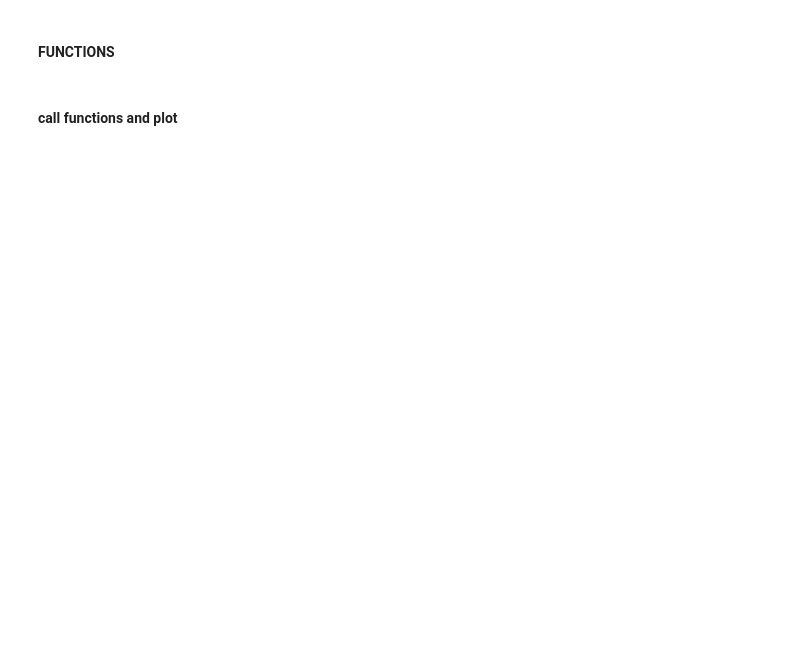
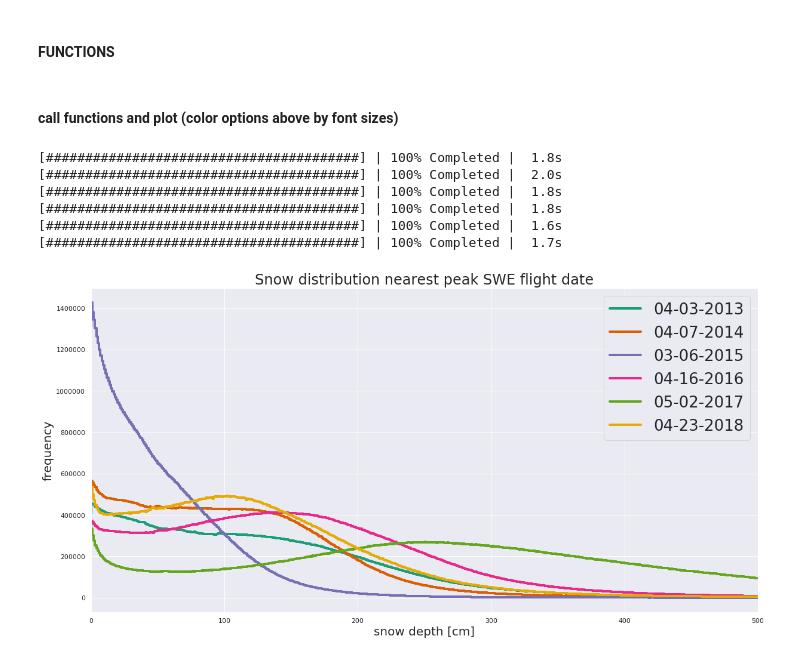
Before and after one commit to meganmason/jlabs, a Jupyter notebook: xarray/histogram.ipynb, the cells around one changed output. Cells and saved outputs as stored; diff of their text form; code cells hidden in the pictures; blank space fills up the shorter version.

Commit message:
spiffy quick histograms, next step would be def main():

```diff
--- a/xarray/histogram.ipynb
+++ b/xarray/histogram.ipynb
@@ -4,6 +4,7 @@
 import numpy as np
 import pandas as pd
 import matplotlib.pyplot as plt
+from matplotlib import cm
 import glob
 import os
 import time
@@ -14,6 +15,7 @@ from dask.diagnostics import ProgressBar
 from dask.distributed import Client, LocalCluster
 
 import seaborn as sns
+sns.set()
 # %% [markdown]
 #### Import compiled_SUPERsnow.nc
 # %%
@@ -53,12 +97,12 @@ fs_legend = 20
 # %% [markdown]
 #### FUNCTIONS
 # %%
-# FUNCTION - standardize lidar by mean
-def standard(x):
-    a = np.where(x>0) #, x, np.nan)
-    return x/np.nanmean(a)
+# # FUNCTION - standardize lidar by mean
+# def standard(x):
+#     a = np.where(x>0) #, x, np.nan)
+#     return x/np.nanmean(a)
 
-s = xr.apply_ufunc(standard, ds.snow, dask='parallelized', output_dtypes=[np.float32])
+# s = xr.apply_ufunc(standard, ds.snow, dask='parallelized', output_dtypes=[np.float32])
 # %%
 # for i in range(s.time.size):
 
@@ -78,39 +122,52 @@ def histogram(x):
     return h, bx[:-1]
 # %%
 # FUNCTION - plot histogram
-def step_hist_plt(hist, bin_x, date_iter, axis, alpha=0.4, lw=2, shaded=True):
+def step_hist_plt(hist, bin_x, date_iter, axis, line_color, alpha=0.4, lw=2, shaded=True):
+
 
     if shaded is True:
-        a.step(bx,h, lw=lw, label = d_str[i])
+        a.step(bx,h, lw=lw, c=line_color[i], label = d_str[i])
         a.fill_between(bx,h, step="pre", alpha=alpha)
 
     if shaded is False:
-        a.step(bx,h, lw=lw, label = d_str[i])
+        a.step(bx,h, lw=lw, c=line_color[i], label = d_str[i])
 # %% [markdown]
-#### call functions and plot
+#### call functions and plot (color options above by font sizes)
 # %%
-# binx = np.arange(0,2500,1) #(start, stop, step by [cm])
-binx = np.arange(0,250,0.01)
+binx = np.arange(0,2500,1) #(start, stop, step by [cm])
+# binx = np.arange(0,250,0.01)
 
 f=plt.figure(num=0, figsize=(20,10))
 a=plt.gca()
 
-with ProgressBar(): #ATTEMPTING TO RESCALE
+
+# with ProgressBar(): #ATTEMPTING TO RESCALE
+#     for i in range(ds.time.size):
+#         s = xr.apply_ufunc(standard, ds.snow, dask='parallelized', output_dtypes=[np.float32])
+# #         mm_s = xr.apply_ufunc(minus_mean, ds.snow, dask='parallelized', output_dtypes=[np.float32])
+#         h, bx = xr.apply_ufunc(histogram, s[i].values/10, dask='parallelized', output_dtypes=[np.float32])
+#         step_hist_plt(h, bx, i, a, alpha=0.2, lw=1)
+
+with ProgressBar(): #SAVED FIGS FROM HERE
     for i in range(ds.time.size):
-        s = xr.apply_ufunc(standard, ds.snow, dask='parallelized', output_dtypes=[np.float32])
-#         mm_s = xr.apply_ufunc(minus_mean, ds.snow, dask='parallelized', output_dtypes=[np.float32])
-        h, bx = xr.apply_ufunc(histogram, s[i].values/10, dask='parallelized', output_dtypes=[np.float32])
-        step_hist_plt(h, bx, i, a, alpha=0.2, lw=1)
-
-# with ProgressBar(): #SAVED FIGS FROM HERE
-#     for i in range(ds.time.size):
-#         h, bx = xr.apply_ufunc(histogram, ds.snow[i].values/10, dask='parallelized', output_dtypes=[np.float32])
-#         step_hist_plt(h, bx, i, a, alpha=0.2, lw=5, shaded=False)
+        h, bx = xr.apply_ufunc(histogram, ds.snow[i].values/10, dask='parallelized', output_dtypes=[np.float32])
+        c_pal = color_palette('q')
+        step_hist_plt(h, bx, i, a, c_pal, alpha=0.2, lw=4, shaded=False)
 
     a.set_title('Snow distribution nearest peak SWE flight date', fontsize=fs_titles)
-    a.set_xlim(0,2.5)
-    a.set_xlabel('snow depth rescaled by mean',fontsize=fs_axes)
+#     a.set_title('{} snow depth distribution, binx=1 [cm]'.format(yr), fontsize=fs_titles)
+#     a.set_title('2018 snow depth distribution, binx=1 [cm]', fontsize=fs_titles)
+    a.set_xlim(0,500)
+    a.set_xlabel('snow depth [cm]',fontsize=fs_axes)
     a.set_ylabel('frequency', fontsize=fs_axes)
     a.legend(prop={'size': fs_legend})
-    plt.savefig('/home/meganmason/Documents/projects/thesis/figures/PeakDist_rescaled', dpi=600)
+    plt.savefig('/home/meganmason/Documents/projects/thesis/figures/peak_dist', dpi=300)
 #     plt.show()
+# %% [output]
+[########################################] | 100% Completed |  1.8s
+[########################################] | 100% Completed |  2.0s
+[########################################] | 100% Completed |  1.8s
+[########################################] | 100% Completed |  1.8s
+[########################################] | 100% Completed |  1.6s
+[########################################] | 100% Completed |  1.7s
+[figure, added]
```
Also changed, not shown: parts of 4 cells of this notebook.
